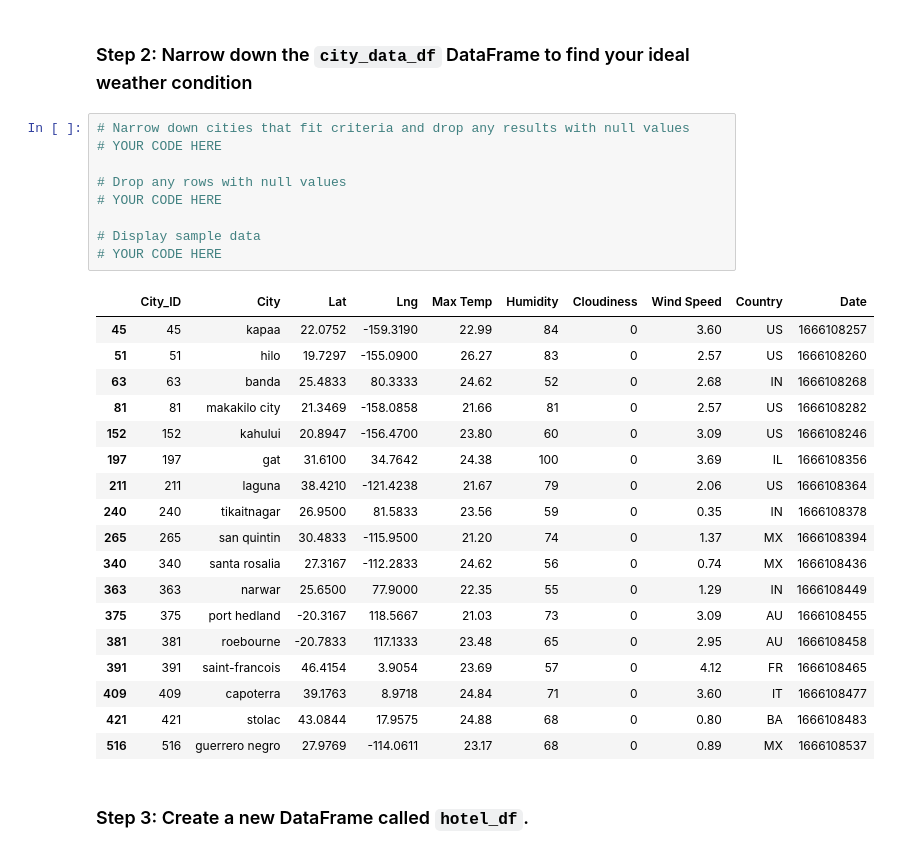
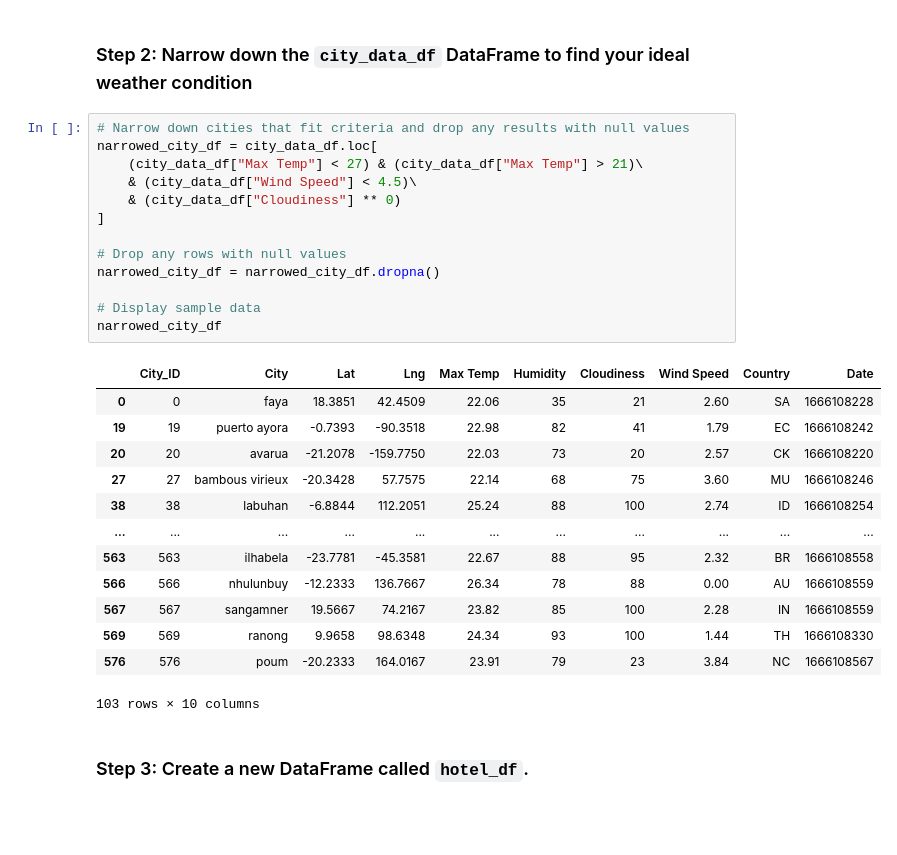
Before and after one commit to TeylorT/World_Weather_Analysis, a Jupyter notebook: Starter_Code/starter_code/VacationPy.ipynb, the cells around one changed output. Cells and saved outputs as stored; diff of their text form; blank space fills up the shorter version.

```diff
--- a/Starter_Code/starter_code/VacationPy.ipynb
+++ b/Starter_Code/starter_code/VacationPy.ipynb
@@ -53,32 +55,31 @@ NameError: name 'city_data_df' is not defined
 ### Step 2: Narrow down the `city_data_df` DataFrame to find your ideal weather condition
 # %%
 # Narrow down cities that fit criteria and drop any results with null values
-# YOUR CODE HERE
+narrowed_city_df = city_data_df.loc[
+    (city_data_df["Max Temp"] < 27) & (city_data_df["Max Temp"] > 21)\
+    & (city_data_df["Wind Speed"] < 4.5)\
+    & (city_data_df["Cloudiness"] ** 0)
+]
 
 # Drop any rows with null values
-# YOUR CODE HERE
+narrowed_city_df = narrowed_city_df.dropna()
 
 # Display sample data
-# YOUR CODE HERE
+narrowed_city_df
 # %% [output]
 |  | City_ID | City | Lat | Lng | Max Temp | Humidity | Cloudiness | Wind Speed | Country | Date |
-| 45 | 45 | kapaa | 22.0752 | -159.3190 | 22.99 | 84 | 0 | 3.60 | US | 1666108257 |
-| 51 | 51 | hilo | 19.7297 | -155.0900 | 26.27 | 83 | 0 | 2.57 | US | 1666108260 |
-| 63 | 63 | banda | 25.4833 | 80.3333 | 24.62 | 52 | 0 | 2.68 | IN | 1666108268 |
-| 81 | 81 | makakilo city | 21.3469 | -158.0858 | 21.66 | 81 | 0 | 2.57 | US | 1666108282 |
-| 152 | 152 | kahului | 20.8947 | -156.4700 | 23.80 | 60 | 0 | 3.09 | US | 1666108246 |
-| 197 | 197 | gat | 31.6100 | 34.7642 | 24.38 | 100 | 0 | 3.69 | IL | 1666108356 |
-| 211 | 211 | laguna | 38.4210 | -121.4238 | 21.67 | 79 | 0 | 2.06 | US | 1666108364 |
-| 240 | 240 | tikaitnagar | 26.9500 | 81.5833 | 23.56 | 59 | 0 | 0.35 | IN | 1666108378 |
-| 265 | 265 | san quintin | 30.4833 | -115.9500 | 21.20 | 74 | 0 | 1.37 | MX | 1666108394 |
-| 340 | 340 | santa rosalia | 27.3167 | -112.2833 | 24.62 | 56 | 0 | 0.74 | MX | 1666108436 |
-| 363 | 363 | narwar | 25.6500 | 77.9000 | 22.35 | 55 | 0 | 1.29 | IN | 1666108449 |
-| 375 | 375 | port hedland | -20.3167 | 118.5667 | 21.03 | 73 | 0 | 3.09 | AU | 1666108455 |
-| 381 | 381 | roebourne | -20.7833 | 117.1333 | 23.48 | 65 | 0 | 2.95 | AU | 1666108458 |
-| 391 | 391 | saint-francois | 46.4154 | 3.9054 | 23.69 | 57 | 0 | 4.12 | FR | 1666108465 |
-| 409 | 409 | capoterra | 39.1763 | 8.9718 | 24.84 | 71 | 0 | 3.60 | IT | 1666108477 |
-| 421 | 421 | stolac | 43.0844 | 17.9575 | 24.88 | 68 | 0 | 0.80 | BA | 1666108483 |
-| 516 | 516 | guerrero negro | 27.9769 | -114.0611 | 23.17 | 68 | 0 | 0.89 | MX | 1666108537 |
+| 0 | 0 | faya | 18.3851 | 42.4509 | 22.06 | 35 | 21 | 2.60 | SA | 1666108228 |
+| 19 | 19 | puerto ayora | -0.7393 | -90.3518 | 22.98 | 82 | 41 | 1.79 | EC | 1666108242 |
+| 20 | 20 | avarua | -21.2078 | -159.7750 | 22.03 | 73 | 20 | 2.57 | CK | 1666108220 |
+| 27 | 27 | bambous virieux | -20.3428 | 57.7575 | 22.14 | 68 | 75 | 3.60 | MU | 1666108246 |
+| 38 | 38 | labuhan | -6.8844 | 112.2051 | 25.24 | 88 | 100 | 2.74 | ID | 1666108254 |
+| ... | ... | ... | ... | ... | ... | ... | ... | ... | ... | ... |
+| 563 | 563 | ilhabela | -23.7781 | -45.3581 | 22.67 | 88 | 95 | 2.32 | BR | 1666108558 |
+| 566 | 566 | nhulunbuy | -12.2333 | 136.7667 | 26.34 | 78 | 88 | 0.00 | AU | 1666108559 |
+| 567 | 567 | sangamner | 19.5667 | 74.2167 | 23.82 | 85 | 100 | 2.28 | IN | 1666108559 |
+| 569 | 569 | ranong | 9.9658 | 98.6348 | 24.34 | 93 | 100 | 1.44 | TH | 1666108330 |
+| 576 | 576 | poum | -20.2333 | 164.0167 | 23.91 | 79 | 23 | 3.84 | NC | 1666108567 |
+103 rows × 10 columns
 # %% [markdown]
 ### Step 3: Create a new DataFrame called `hotel_df`.
 # %%
```
Also changed, not shown: parts of 4 cells of this notebook, 9 other files.
